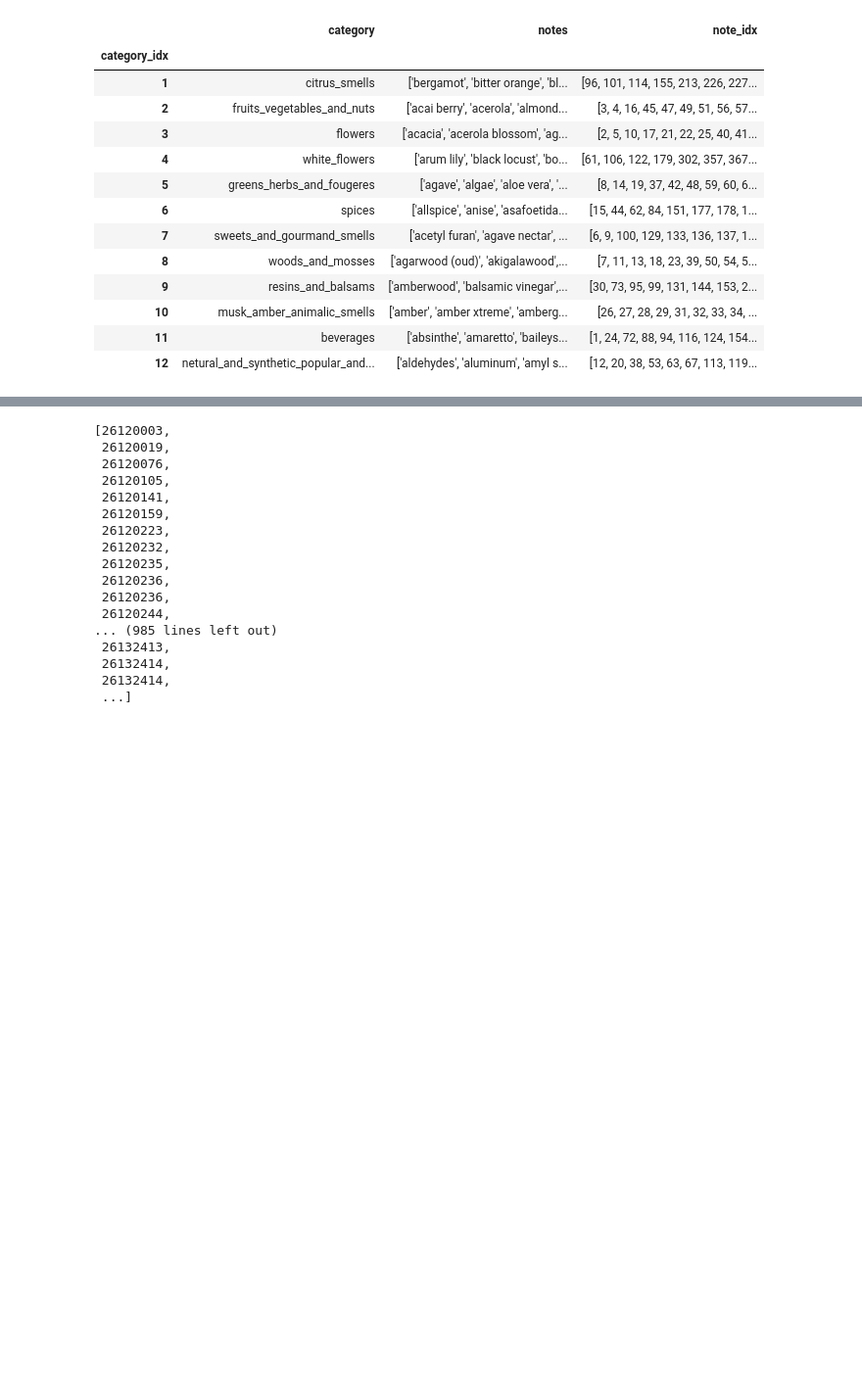
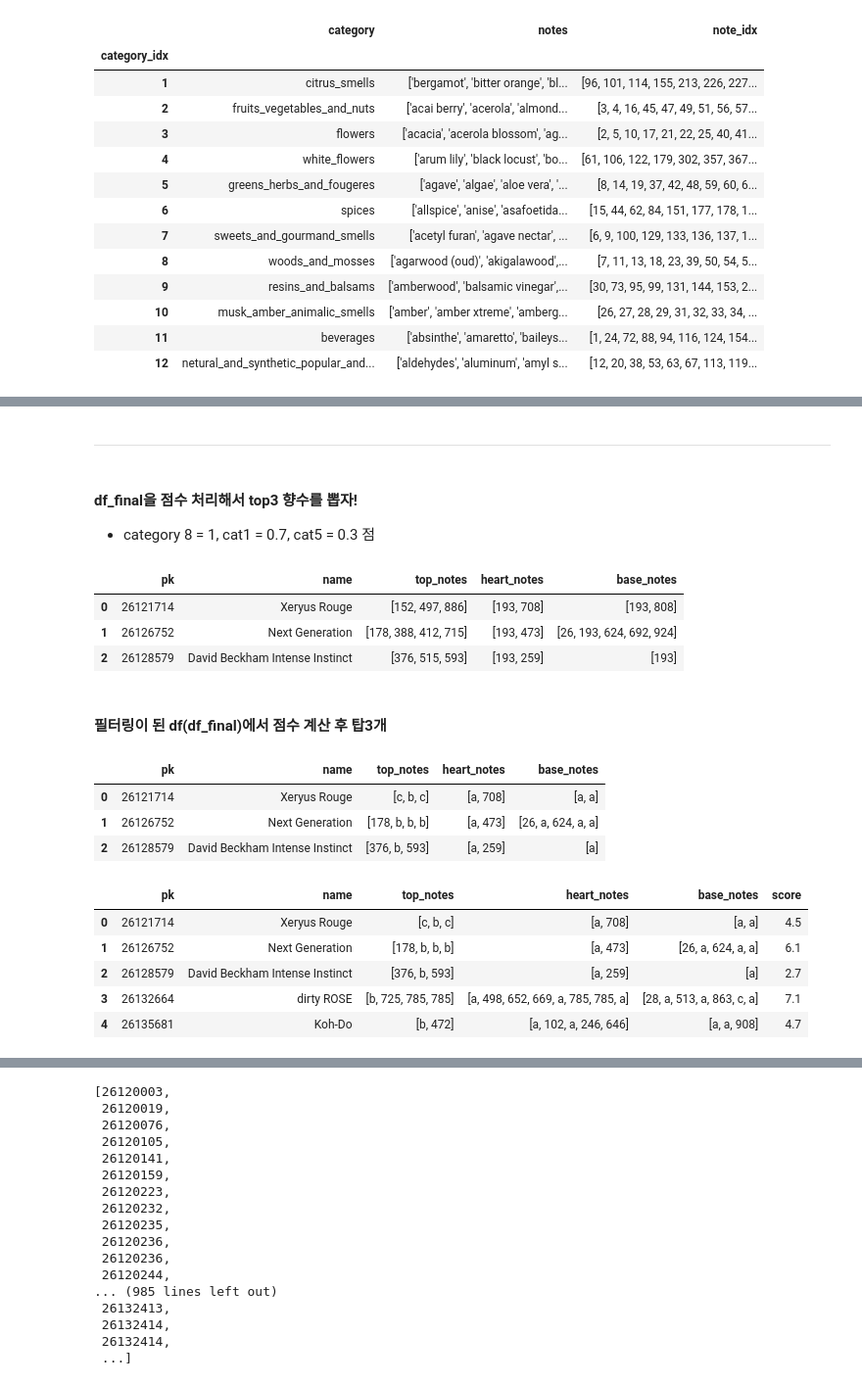
Before and after one commit to Heewon-K/Project-perfume-rec, a Jupyter notebook: code/cat8_results.ipynb, the cells around one changed output, grey strips where cells are left out. Shown: that part at 98% size. Cells and saved outputs as stored; diff of their text form; code cells hidden in the pictures; blank space fills up the shorter version.

```diff
--- a/code/cat8_results.ipynb
+++ b/code/cat8_results.ipynb
@@ -53,0 +228,69 @@ top_notes에 cat8이 있는지 ==> sandalwood값이 있는지로 바꿔야함
+# %% [markdown]
+***
+# %% [markdown]
+#### df_final을 점수 처리해서 top3 향수를 뽑자!
+* category 8 = 1, cat1 = 0.7, cat5 = 0.3 점
+# %%
+df_final.head(3)
+# %% [output]
+|  | pk | name | top_notes | heart_notes | base_notes |
+| 0 | 26121714 | Xeryus Rouge | [152, 497, 886] | [193, 708] | [193, 808] |
+| 1 | 26126752 | Next Generation | [178, 388, 412, 715] | [193, 473] | [26, 193, 624, 692, 924] |
+| 2 | 26128579 | David Beckham Intense Instinct | [376, 515, 593] | [193, 259] | [193] |
+# %% [markdown]
+#### 필터링이 된 df(df_final)에서 점수 계산 후 탑3개
+# %%
+cat8 = cat_notes['note_idx'].apply(literal_eval)[8] # 8번 카테고리에 해당하는 note들의 pk값 리스트
+cat1 = cat_notes['note_idx'].apply(literal_eval)[1] # 1번 카테고리에 해당하는 note들의 pk값 리스트
+cat5 = cat_notes['note_idx'].apply(literal_eval)[5] # 5번 카테고리에 해당하는 note들의 pk값 리스트
+# %%
+# 타겟 카테고리에 해당하는 향을 카테고리에 따라 a 또는 b 또는 c로 변경하는 함수
+def convert_note(target_type):
+    for i in range(len(df_final)):
+        for j in range(len(df_final[target_type][i])):
+            if df_final[target_type][i][j] in cat8:
+                df_final[target_type][i][j] = 'a'
+            elif df_final[target_type][i][j] in cat1:
+                df_final[target_type][i][j] = 'b'
+            elif df_final[target_type][i][j] in cat5:
+                df_final[target_type][i][j] = 'c'
+            else:
+                pass
+# %%
+# target_typedp *_note 열들로 지정하고 위 조건에 해당하는 값을 변경
+target_type = ['top_notes', 'heart_notes', 'base_notes']
+for i in target_type:
+    convert_note(i)
+
+df_final.head(3)
+# %% [output]
+|  | pk | name | top_notes | heart_notes | base_notes |
+| 0 | 26121714 | Xeryus Rouge | [c, b, c] | [a, 708] | [a, a] |
+| 1 | 26126752 | Next Generation | [178, b, b, b] | [a, 473] | [26, a, 624, a, a] |
+| 2 | 26128579 | David Beckham Intense Instinct | [376, b, 593] | [a, 259] | [a] |
+# %%
+# Import Counter from collections
+from collections import Counter
+
+# 데이터 프레임에 score열을 만들고 위에서 번환된 note값에 따라 점수 계산
+# 8번 카테고리 향은 1점, 1번 카테고리 향은 0.7점, 5번 카테고리 향은 0.4점
+
+# 점수 계산 함수
+def score_cal(target_type):
+    score = Counter(df_final[target_type][i])['a'] * 1 + Counter(df_final[target_type][i])['b'] * 0.7 + Counter(df_final[target_type][i])['c'] * 0.4
+    return score
+
+df_final['score'] = 0
+for i in range(len(df_final)):
+    t_score = score_cal('top_notes')
+    m_score = score_cal('heart_notes')
+    b_score = score_cal('base_notes')
+    df_final['score'][i] = t_score + m_score + b_score
+df_final.head(3)
+# %% [output]
+|  | pk | name | top_notes | heart_notes | base_notes | score |
+| 0 | 26121714 | Xeryus Rouge | [c, b, c] | [a, 708] | [a, a] | 4.5 |
+| 1 | 26126752 | Next Generation | [178, b, b, b] | [a, 473] | [26, a, 624, a, a] | 6.1 |
+| 2 | 26128579 | David Beckham Intense Instinct | [376, b, 593] | [a, 259] | [a] | 2.7 |
+| 3 | 26132664 | dirty ROSE | [b, 725, 785, 785] | [a, 498, 652, 669, a, 785, 785, a] | [28, a, 513, a, 863, c, a] | 7.1 |
+| 4 | 26135681 | Koh-Do | [b, 472] | [a, 102, a, 246, 646] | [a, a, 908] | 4.7 |
```
Also changed, not shown: parts of 38 cells of this notebook.
